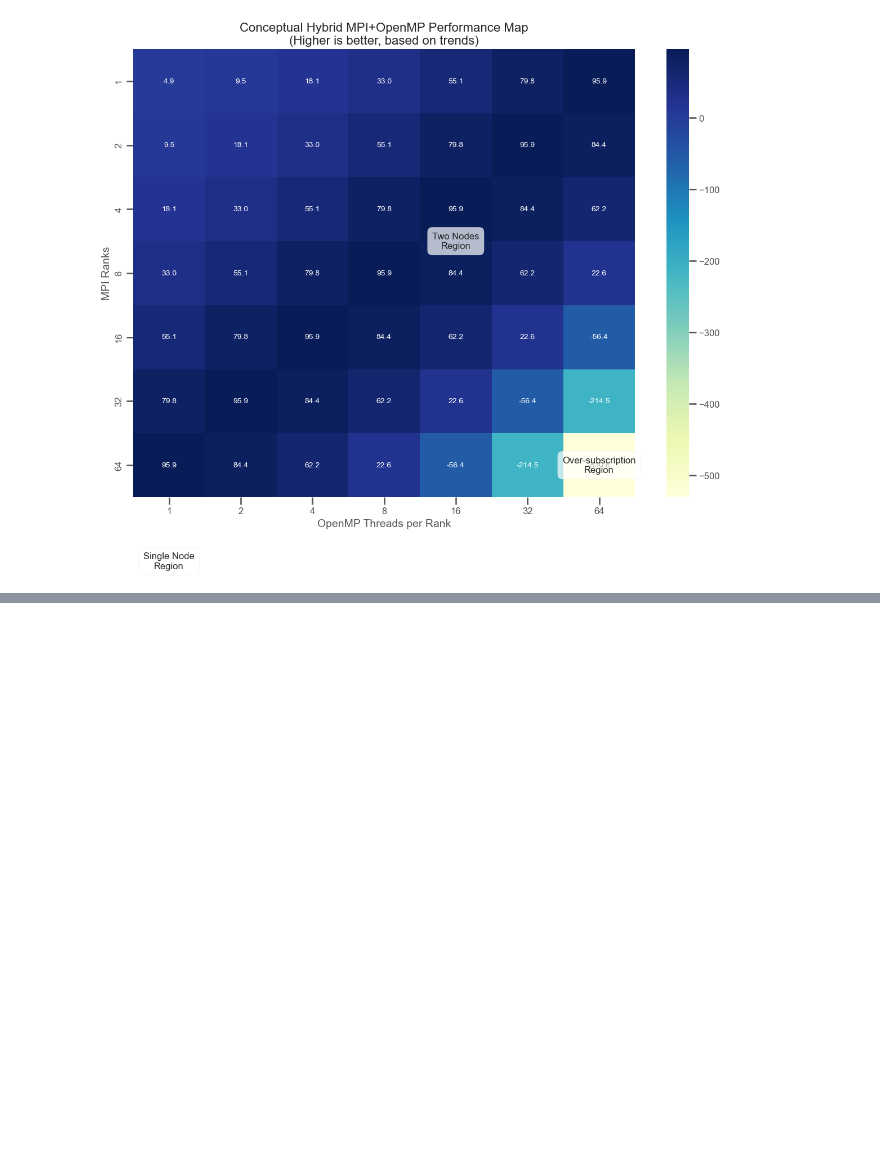
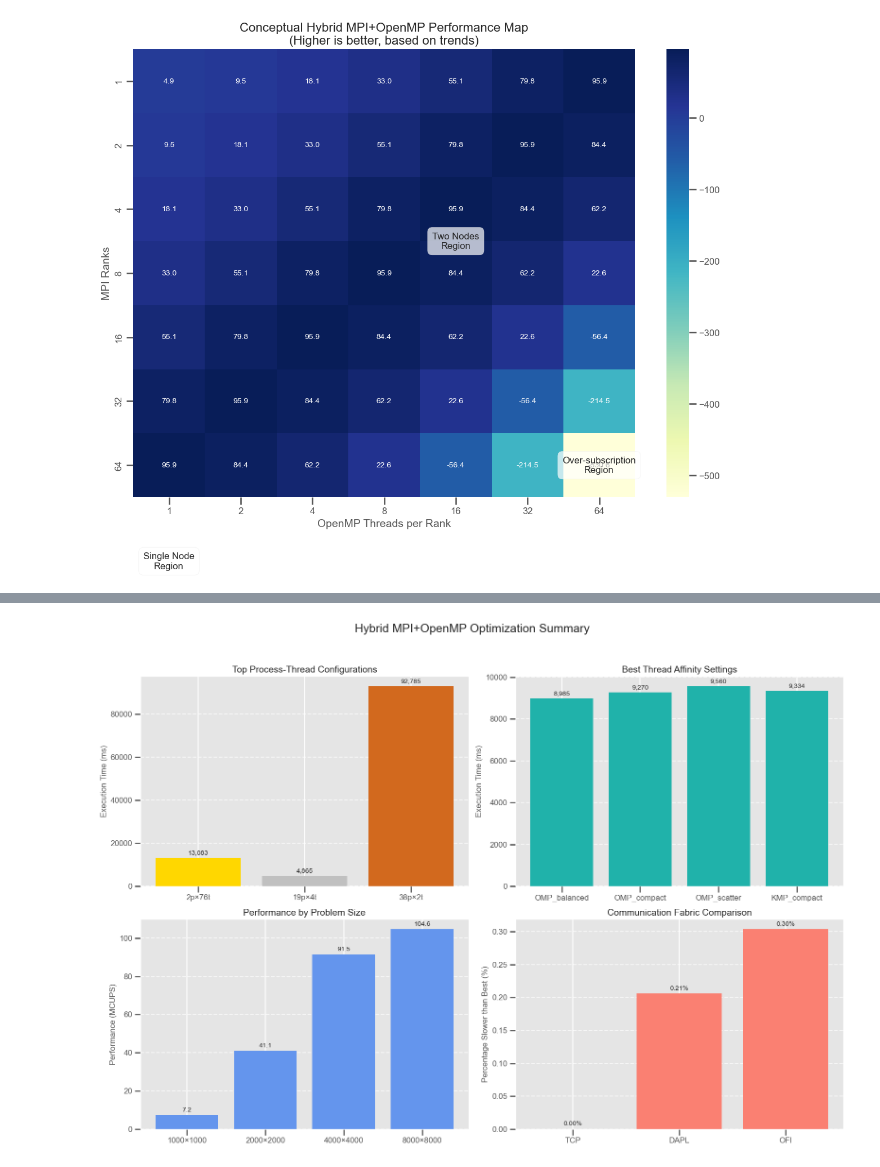
Before and after one commit to AprilQx/Advanced-Computing, a Jupyter notebook: notebook/visualization.ipynb, the cells around one changed output, grey strips where cells are left out. Drawn from its saved outputs; the diff is of its cells as text; code cells hidden in the pictures; blank space fills up the shorter version.

```diff
--- a/notebook/visualization.ipynb
+++ b/notebook/visualization.ipynb
@@ -1906,0 +1905,93 @@ plt.savefig('hybrid_performance_map_csd3.png', dpi=300)
+# %%
+import matplotlib.pyplot as plt
+import numpy as np
+from matplotlib.gridspec import GridSpec
+
+# Create a dashboard with key optimization findings
+fig = plt.figure(figsize=(16, 12))
+gs = GridSpec(2, 2, figure=fig)
+
+# 1. Process-Thread Balance - Top performers
+ax1 = fig.add_subplot(gs[0, 0])
+configs = ['2p×76t', '19p×4t', '38p×2t']
+times = [13083.4, 4865.02, 92784.9]
+bars1 = ax1.bar(configs, times, color=['gold', 'silver', 'chocolate'])
+ax1.set_ylabel('Execution Time (ms)', fontsize=12)
+ax1.set_title('Top Process-Thread Configurations', fontsize=14)
+ax1.grid(axis='y', linestyle='--', alpha=0.7)
+for bar in bars1:
+    height = bar.get_height()
+    ax1.annotate(f'{height:,.0f}',
+                xy=(bar.get_x() + bar.get_width() / 2, height),
+                xytext=(0, 3),
+                textcoords="offset points",
+                ha='center', va='bottom')
+
+# 2. Thread Affinity Comparison
+ax2 = fig.add_subplot(gs[0, 1])
+affinity = ['OMP_balanced', 'OMP_compact', 'OMP_scatter', 'KMP_compact']
+aff_times = [8985.32, 9270.09, 9559.97, 9334.25]
+bars2 = ax2.bar(affinity, aff_times, color='lightseagreen')
+ax2.set_ylabel('Execution Time (ms)', fontsize=12)
+ax2.set_title('Best Thread Affinity Settings', fontsize=14)
+ax2.grid(axis='y', linestyle='--', alpha=0.7)
+for bar in bars2:
+    height = bar.get_height()
+    ax2.annotate(f'{height:,.0f}',
+                xy=(bar.get_x() + bar.get_width() / 2, height),
+                xytext=(0, 3),
+                textcoords="offset points",
+                ha='center', va='bottom')
+
+# 3. Problem Size Performance
+ax3 = fig.add_subplot(gs[1, 0])
+sizes = [1000, 2000, 4000, 8000]
+perf = [7.24841e+06, 4.10881e+07, 9.14808e+07, 1.04618e+08]
+bars3 = ax3.bar([f'{s}×{s}' for s in sizes], [p/1e6 for p in perf], color='cornflowerblue')
+ax3.set_ylabel('Performance (MCUPS)', fontsize=12)
+ax3.set_title('Performance by Problem Size', fontsize=14)
+ax3.grid(axis='y', linestyle='--', alpha=0.7)
+for bar in bars3:
+    height = bar.get_height()
+    ax3.annotate(f'{height:.1f}',
+                xy=(bar.get_x() + bar.get_width() / 2, height),
+                xytext=(0, 3),
+                textcoords="offset points",
+                ha='center', va='bottom')
+
+# 4. Communication Fabric Comparison
+ax4 = fig.add_subplot(gs[1, 1])
+fabrics = ['TCP', 'DAPL', 'OFI']
+fabric_times = [94828.1, 95023.2, 95116.1]
+# Normalize to percentage difference from best
+norm_times = [(t - min(fabric_times))/min(fabric_times)*100 for t in fabric_times]
+bars4 = ax4.bar(fabrics, norm_times, color='salmon')
+ax4.set_ylabel('Percentage Slower than Best (%)', fontsize=12)
+ax4.set_title('Communication Fabric Comparison', fontsize=14)
+ax4.grid(axis='y', linestyle='--', alpha=0.7)
+for bar in bars4:
+    height = bar.get_height()
+    ax4.annotate(f'{height:.2f}%',
+                xy=(bar.get_x() + bar.get_width() / 2, height),
+                xytext=(0, 3),
+                textcoords="offset points",
+                ha='center', va='bottom')
+
+# Overall title
+fig.suptitle('Hybrid MPI+OpenMP Optimization Summary', fontsize=18, y=0.98)
+
+# # Optimization recommendations text box
+# recommendations = """KEY RECOMMENDATIONS:
+# 1. Use 2 MPI processes (1 per node) with 76 OpenMP threads each
+# 2. Apply OMP_PROC_BIND=balanced for best thread affinity
+# 3. Larger problem sizes deliver better computational efficiency
+# 4. MPI fabric choice has minimal impact (<0.3% difference)"""
+
+# fig.text(0.5, 0.02, recommendations, ha='center', fontsize=14,
+#          bbox=dict(facecolor='lightgray', alpha=0.5, boxstyle='round,pad=1'))
+
+plt.tight_layout(rect=[0, 0.05, 1, 0.95])
+plt.savefig('optimization_dashboard.png', dpi=300, bbox_inches='tight')
+plt.show()
+# %% [output]
+[figure, added]
```
Also changed, not shown: parts of 8 cells of this notebook, 5 other files.
